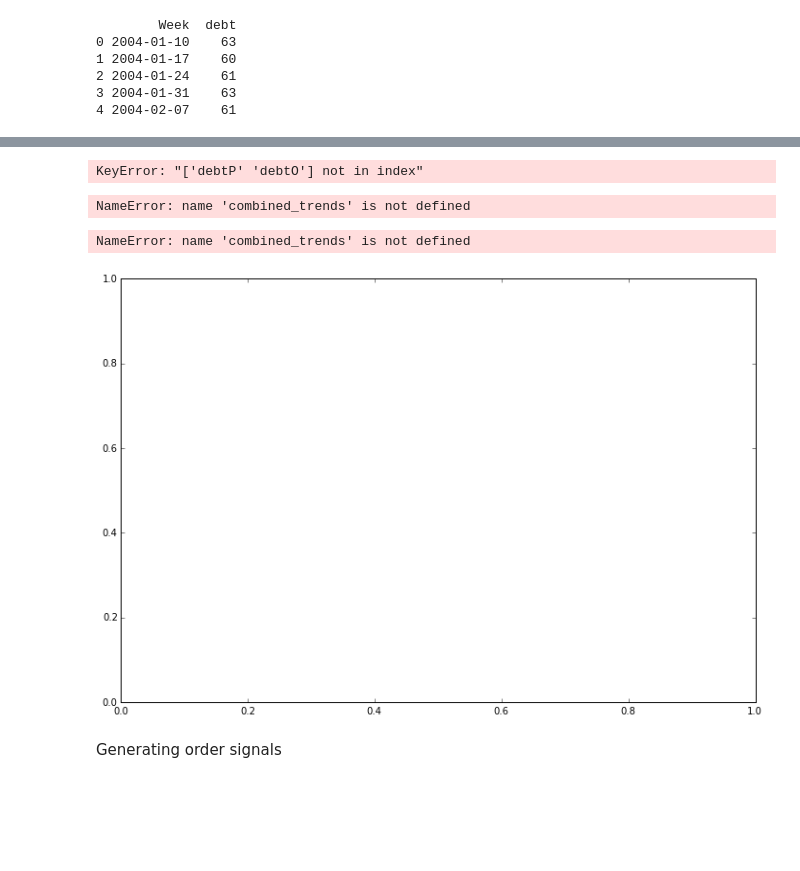
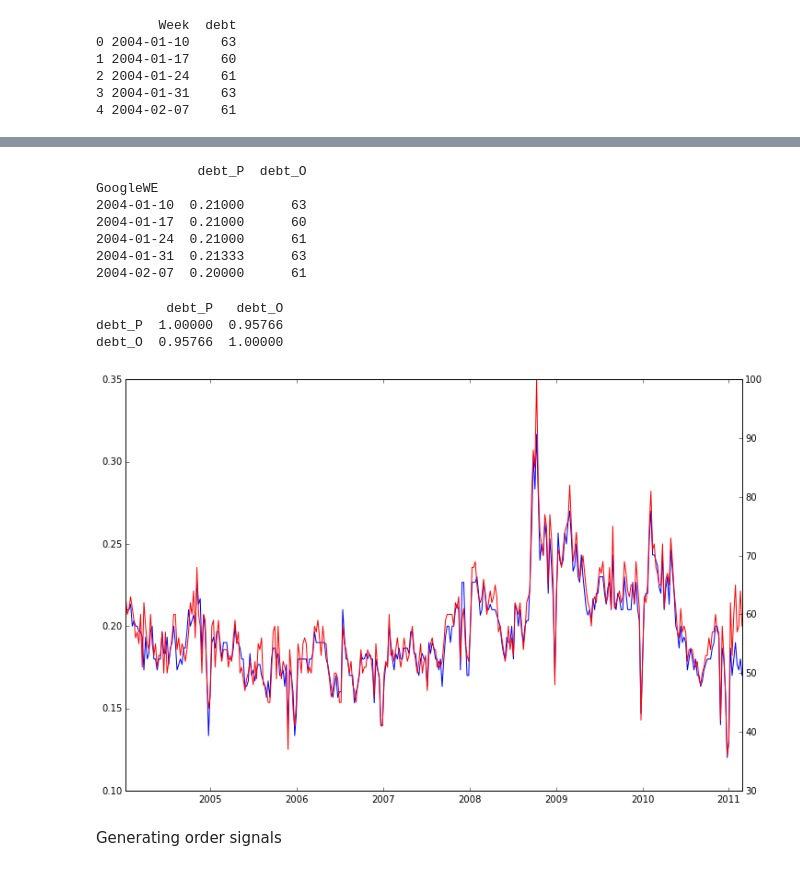
Before and after one commit to quantumn/my-financial-world, a Jupyter notebook: Explore Financial Market/mastering pandas.ipynb, the cells around one changed output, grey strips where cells are left out. Drawn from its saved outputs; the diff is of its cells as text; code cells hidden in the pictures; blank space fills up the shorter version.

```diff
--- a/Explore Financial Market/mastering pandas.ipynb
+++ b/Explore Financial Market/mastering pandas.ipynb
@@ -793,24 +792,30 @@ KeyError: 'Date'
 # %%
-combined_trends = final[['GoogleWE', 'debtP', 'debtO']] \
-.set_index('GoogleWE')
+combined_trends = final[['GoogleWE', 'debt_P', 'debt_O']] .set_index('GoogleWE')
 combined_trends[:5]
 # %% [output]
-KeyError: "['debtP' 'debtO'] not in index"
+             debt_P  debt_O
+GoogleWE
+2004-01-10  0.21000      63
+2004-01-17  0.21000      60
+2004-01-24  0.21000      61
+2004-01-31  0.21333      63
+2004-02-07  0.20000      61
 # %%
 combined_trends.corr()
 # %% [output]
-NameError: name 'combined_trends' is not defined
+         debt_P   debt_O
+debt_P  1.00000  0.95766
+debt_O  0.95766  1.00000
 # %%
 fig, ax1 = plt.subplots(figsize=(12,8))
 ax1.plot(combined_trends.index,
-combined_trends.debtP, color='b')
+combined_trends.debt_P, color='b')
 ax2 = ax1.twinx()
 ax2.plot(combined_trends.index,
-combined_trends.debtO, color='r')
+combined_trends.debt_O, color='r')
 plt.show()
 # %% [output]
-NameError: name 'combined_trends' is not defined
-[figure, old version]
+[figure, new version]
 # %% [markdown]
 Generating order signals
 # %%
```
Also changed, not shown: parts of 65 cells of this notebook.
